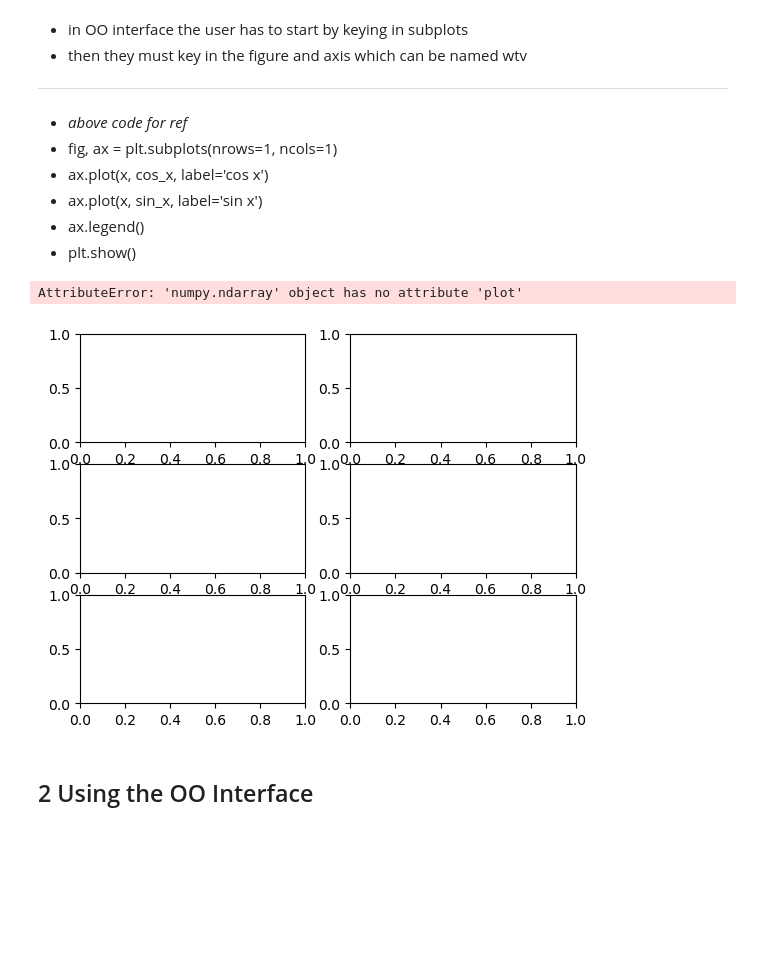
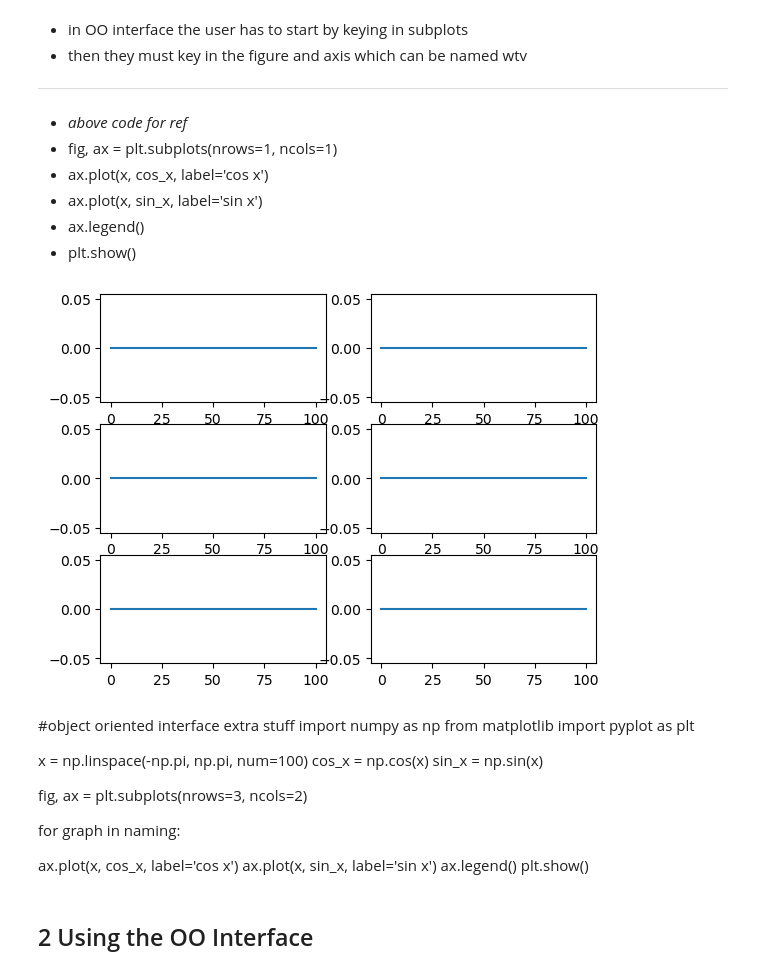
Before and after one commit to SPS-SP2273/learning-portfolio-keriperip, a Jupyter notebook: plotting/plotting_(good).ipynb, the cells around one changed output. Saved outputs shown, nothing was run; the diff lists cells and outputs as text; code cells hidden in the pictures; blank space fills up the shorter version.

```diff
--- a/plotting/plotting_(good).ipynb
+++ b/plotting/plotting_(good).ipynb
@@ -52,25 +52,36 @@ plt.show()
 - ax.plot(x, sin_x, label='sin x')
 - ax.legend()
 - plt.show()
-# %%
-# Objected Oriented Interface
-import numpy as np
-from matplotlib import pyplot as plt
-
-x = np.linspace(-np.pi, np.pi, num=100)
-cos_x = np.cos(x)
-sin_x = np.sin(x)
-
-fig, ax = plt.subplots(nrows=3, ncols=2)
-ax.plot(x, cos_x, label='cos x')
-ax.plot(x, sin_x, label='sin x')
-ax.legend()
-plt.show()
-
-#wait theres an error but the graph is still showing
-# %% [output]
-AttributeError: 'numpy.ndarray' object has no attribute 'plot'
-[figure, removed]
+# %%
+#extra stuff
+import numpy as np
+from matplotlib import pyplot as plt
+
+fig, ax = plt.subplots(nrows=3, ncols=2)
+
+for i in range(3):
+    for j in range(2):
+        ax[i][j].plot(np.linspace(0,100,100),np.zeros(100))
+# %% [output]
+[figure, added]
+# %% [markdown]
+#object oriented interface extra stuff
+import numpy as np
+from matplotlib import pyplot as plt
+
+x = np.linspace(-np.pi, np.pi, num=100)
+cos_x = np.cos(x)
+sin_x = np.sin(x)
+
+fig, ax = plt.subplots(nrows=3, ncols=2)
+
+
+for graph in naming:
+
+ax.plot(x, cos_x, label='cos x')
+ax.plot(x, sin_x, label='sin x')
+ax.legend()
+plt.show()
 # %% [markdown]
 ## 2 Using the OO Interface
 # %% [markdown]
```
Also changed, not shown: parts of 6 cells of this notebook, 7 other files.
